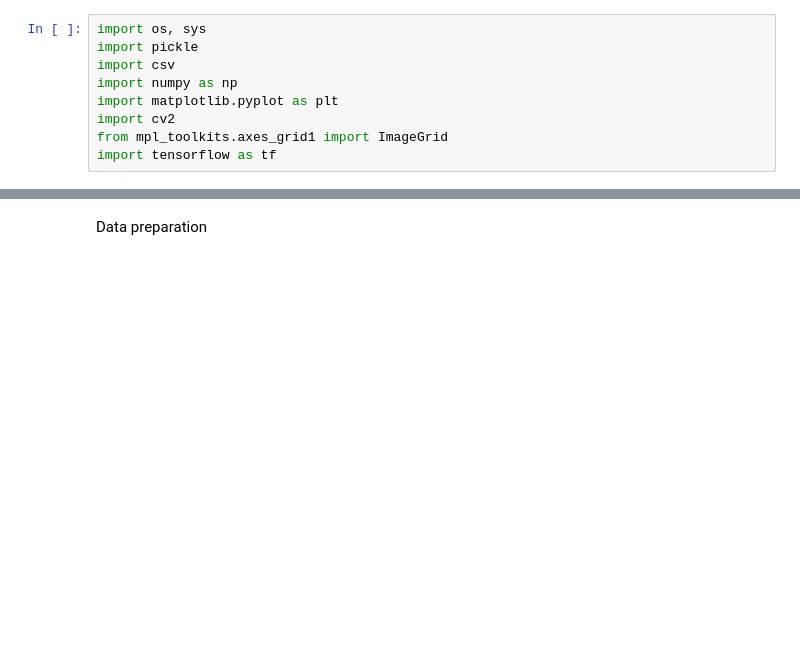
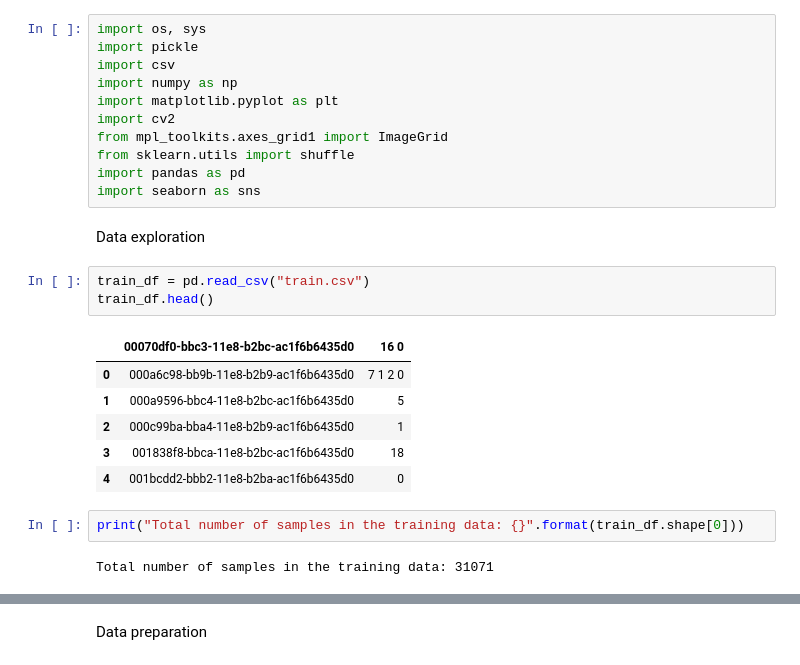
Before and after one commit to NocTuro974/Human-Proteins-Classification, a Jupyter notebook: Human Protein Preparation.ipynb, the cells around one changed output, grey strips where cells are left out. Saved outputs shown, nothing was run; the diff lists cells and outputs as text; blank space fills up the shorter version.

```diff
--- a/Human Protein Preparation.ipynb
+++ b/Human Protein Preparation.ipynb
@@ -6,4 +6,22 @@ import numpy as np
 import matplotlib.pyplot as plt
 import cv2
 from mpl_toolkits.axes_grid1 import ImageGrid
-import tensorflow as tf
+from sklearn.utils import shuffle
+import pandas as pd
+import seaborn as sns
+# %% [markdown]
+Data exploration
+# %%
+train_df = pd.read_csv("train.csv")
+train_df.head()
+# %% [output]
+|  | 00070df0-bbc3-11e8-b2bc-ac1f6b6435d0 | 16 0 |
+| 0 | 000a6c98-bb9b-11e8-b2b9-ac1f6b6435d0 | 7 1 2 0 |
+| 1 | 000a9596-bbc4-11e8-b2bc-ac1f6b6435d0 | 5 |
+| 2 | 000c99ba-bba4-11e8-b2b9-ac1f6b6435d0 | 1 |
+| 3 | 001838f8-bbca-11e8-b2bc-ac1f6b6435d0 | 18 |
+| 4 | 001bcdd2-bbb2-11e8-b2ba-ac1f6b6435d0 | 0 |
+# %%
+print("Total number of samples in the training data: {}".format(train_df.shape[0]))
+# %% [output]
+Total number of samples in the training data: 31071
```
Also changed, not shown: parts of 15 cells of this notebook, 1 other file.
